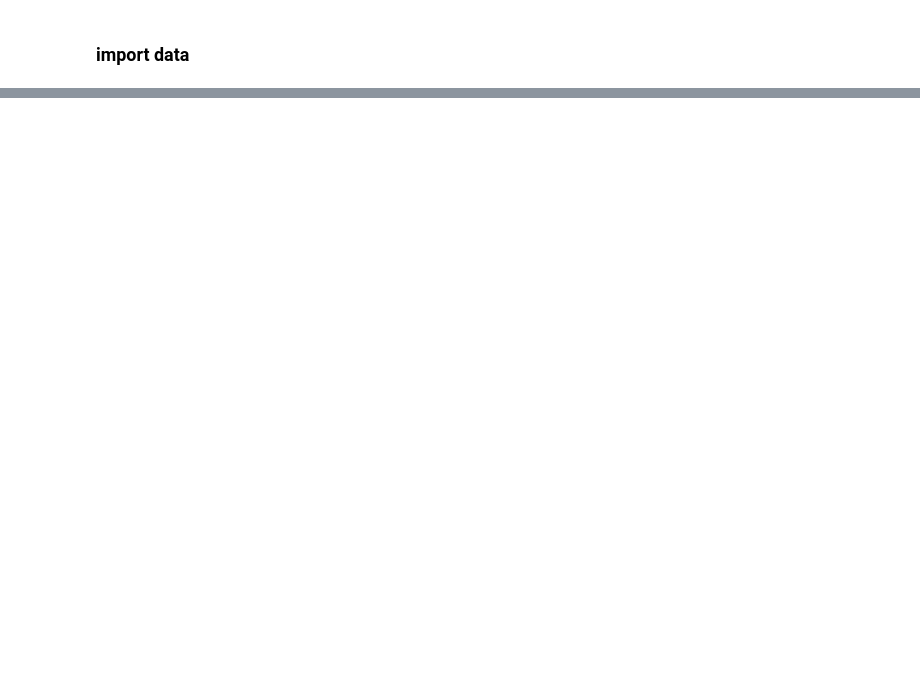
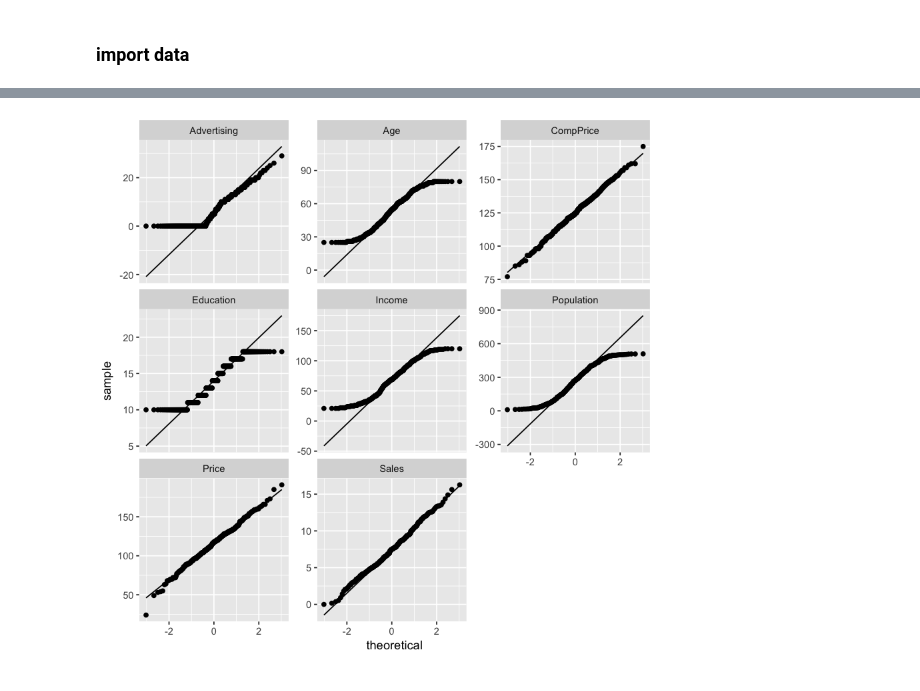
Before and after one commit to CooperStansbury/EDA_r_ece579, a Jupyter notebook: assignment1_cooperstansbury/assignment1_r.ipynb, the cells around one changed output, grey strips where cells are left out. Drawn from its saved outputs; the diff is of its cells as text; code cells hidden in the pictures; blank space fills up the shorter version.

```diff
--- a/assignment1_cooperstansbury/assignment1_r.ipynb
+++ b/assignment1_cooperstansbury/assignment1_r.ipynb
@@ -86,0 +135,4 @@ carseats[ , !(names(carseats) %in% drops)]
+# %%
+DataExplorer::plot_qq(carseats, sampled_rows = 1000L)
+# %% [output]
+[figure, added]
```
Also changed, not shown: parts of 22 cells of this notebook, 2 other files.
